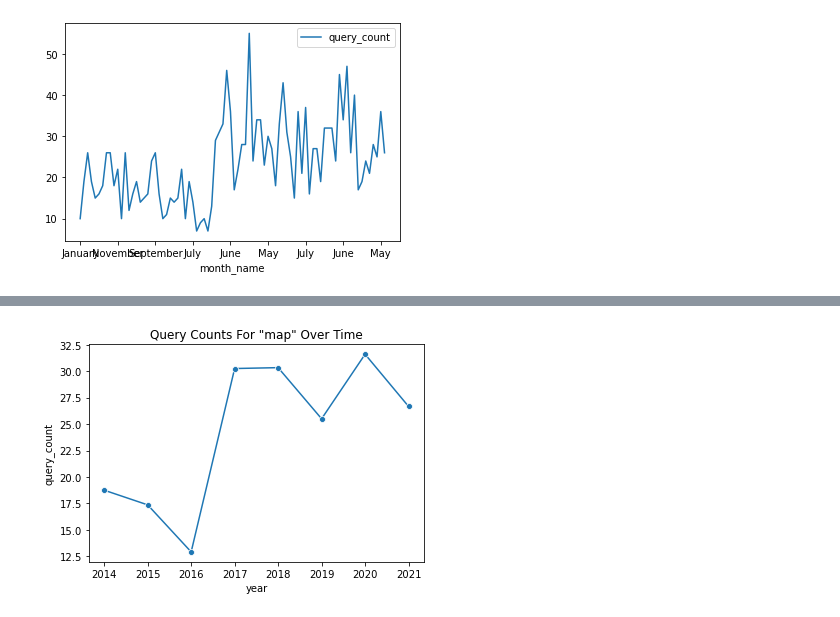
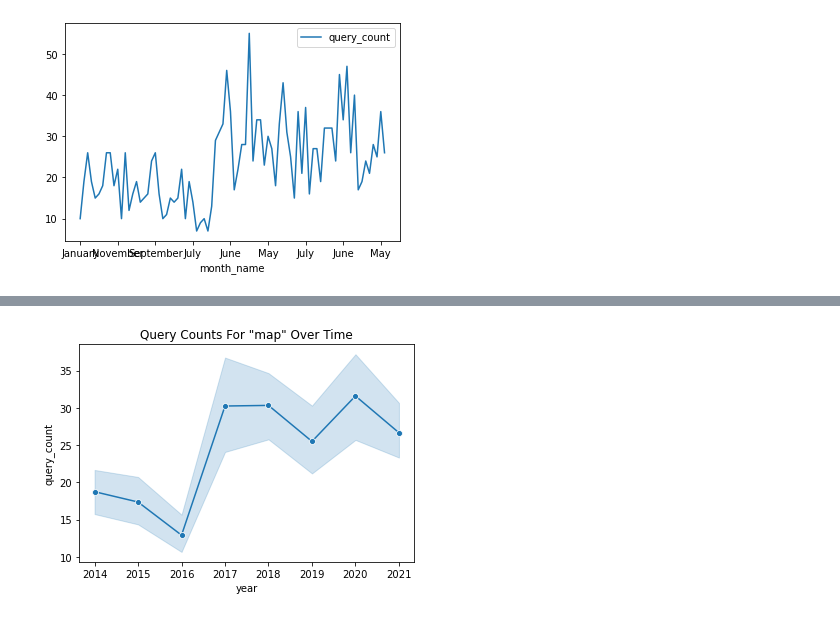
Before and after one commit to NSS-Data-Analytics-Cohort-6/socrata-api-kmgarrett1, a Jupyter notebook: notebook/api_notebook.ipynb, the cells around one changed output, grey strips where cells are left out. Saved outputs shown, nothing was run; the diff lists cells and outputs as text; code cells hidden in the pictures.

```diff
--- a/notebook/api_notebook.ipynb
+++ b/notebook/api_notebook.ipynb
@@ -287,9 +164,9 @@ plt.show()
-# %%
-import warnings
-warnings.simplefilter(action='ignore', category=FutureWarning)
-
-sns.lineplot('year','query_count', ci=None, marker='o',data=df)
-plt.title('Query Counts For "map" Over Time')
-plt.show();
-# %% [output]
-[figure, removed]
+# %%
+import warnings
+warnings.simplefilter(action='ignore', category=FutureWarning)
+
+sns.lineplot('year','query_count', marker='o',data=df)
+plt.title('Query Counts For "map" Over Time')
+plt.show();
+# %% [output]
+[figure, added]
```
Also changed, not shown: parts of 14 cells of this notebook.
